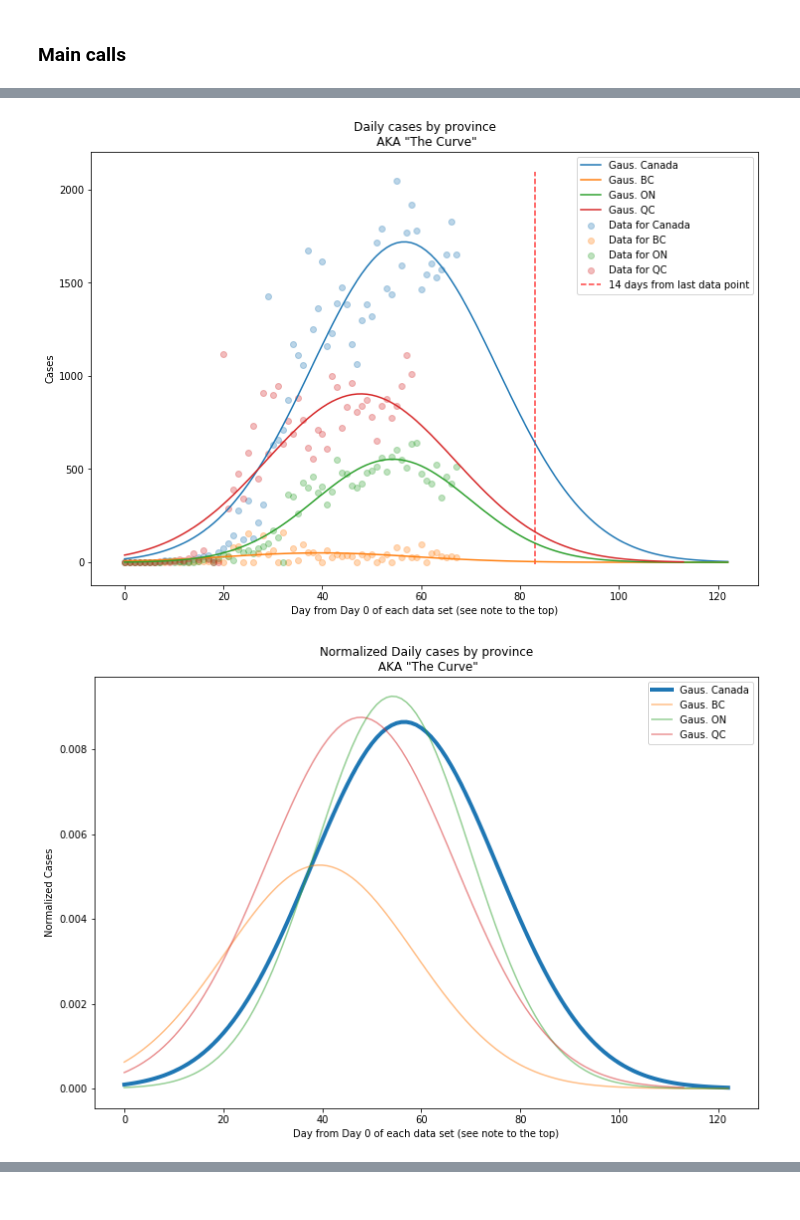
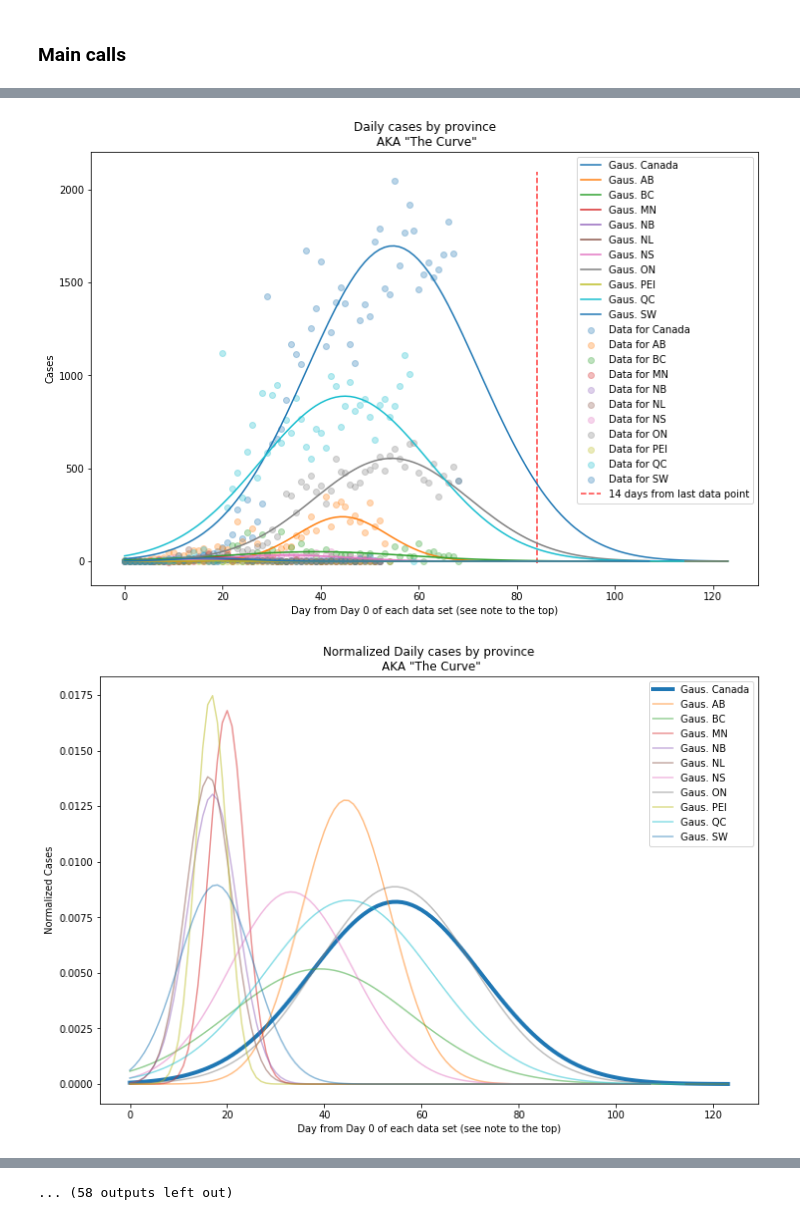
Before and after one commit to WaqarSM/DATAthon-covid19, a Jupyter notebook: CovidInCanadaAnalysis.ipynb, the cells around one changed output, grey strips where cells are left out. Cells and saved outputs as stored; diff of their text form; code cells hidden in the pictures.

```diff
--- a/CovidInCanadaAnalysis.ipynb
+++ b/CovidInCanadaAnalysis.ipynb
@@ -76,17 +76,22 @@ def MakeMePrediction(where,maxfev):
 #     ont=givemedata(data,where)
     ont=CanadaData(data,where)
 
+    y_data = ont[0:].astype(float)
+    x_data = np.arange(len(y_data)).astype(float)
+
     totaltested=CanadaDatatests(data,dataName)
 
 
     deaths=CanadaDataDeaths(data,dataName)
     death_dates=np.arange(0,len(deaths)).astype(float)
 
+    deaths_10prec_proj=np.append(np.zeros(14),y_data*0.1)
+    deaths_20prec_proj=np.append(np.zeros(14),y_data*0.2)
+
     delta_testes=np.diff(totaltested)[:] #total tested
     d_tested_dates=np.arange(0,len(delta_testes))
 
-    y_data = ont[0:].astype(float)
-    x_data = np.arange(len(y_data)).astype(float)
+
 
 
     #Fit model
@@ -190,7 +195,9 @@ def MakeMePrediction(where,maxfev):
     plt.xlabel("Days from Day0(see note at top)")
     plt.ylabel("Cases")
     plt.scatter(x_data, y_data, label='Data')
-    plt.scatter(death_dates,deaths,label='Deaths',color='red')
+    plt.scatter(death_dates, deaths, label='Deaths', color='red',edgecolors='red', alpha=0.4)
+    plt.plot(np.arange(len(deaths_10prec_proj)).astype(float), deaths_10prec_proj, label='10% Deaths projection', color='red', alpha=0.4)
+    plt.plot(np.arange(len(deaths_20prec_proj)).astype(float), deaths_20prec_proj, label='20% Deaths projection', color='black', alpha=0.6)
 
     projected_days_m=30
     x_pred=np.arange(0,len(y_data)+projected_days_m).astype(float)
@@ -240,7 +247,7 @@ def MakeMePrediction(where,maxfev):
     plt.tick_params(labelright=True)
     plt.grid(alpha=0.2)
 #     plt.xlim(-10, 80)
-    # plt.semilogy(basey=1)
+#     plt.semilogy(basey=1)
 #     plt.yscale('log')
     plt.title("Total number of cases for "+dataName+"!\n max cases: ~" + str(round(params[0])))# +"\n infection point date: ~"+str(infectionpoint.date()) )
     plt.show()
@@ -275,7 +282,7 @@ def MakeMePrediction(where,maxfev):
     plt.figure(figsize=(12, 8))
     plt.xlabel("Days from Day0(see note at top)")
     plt.ylabel("Tests")
-    plt.title("Tests by day for "+dataName+"!\n"+"Rate: "+str(round(popt_line[0]))+" additional tests/day(cumulative)\n"
+    plt.title("Tests by day for "+dataName+"!\n"+"Rate: "+str(round(popt_line[0]))+" additional tests/day (cumulative)\n"
              +"Rate: "+str(round(popt_line_L7[0]))+" tests/day (last 7 days)\n"+
              "Precent of positive cases pre test:"+ str(round ((y_data[-1]/totaltested[-1])*100,3)) +"%" )
     plt.scatter( d_tested_dates,delta_testes, label='tests by day')
@@ -388,16 +395,16 @@ note="""
 print(note)
 
 
-AllofCanada=[ "Canada","British Columbia", "Ontario", "Quebec"]
-AllofCanadaAbv=["Canada","BC","ON","QC"]
+# AllofCanada=[ "Canada","British Columbia", "Ontario", "Quebec"]
+# AllofCanadaAbv=["Canada","BC","ON","QC"]
 
 # AllofCanada=["Canada","Alberta","British Columbia", "Ontario", "Quebec"]
 # AllofCanadaAbv=["Canada","AB","BC","ON","QC"]
 
-# AllofCanada=["Canada","Alberta","British Columbia", "Manitoba", "New Brunswick",
-#               "Newfoundland and Labrador", "Nova Scotia", "Ontario", "Prince Edward Island", "Quebec", "Saskatchewan"]
-# AllofCanadaAbv=["Canada","AB","BC", "MN", "NB",
-#               "NL", "NS", "ON", "PEI", "QC", "SW"]
+AllofCanada=["Canada","Alberta","British Columbia", "Manitoba", "New Brunswick",
+              "Newfoundland and Labrador", "Nova Scotia", "Ontario", "Prince Edward Island", "Quebec", "Saskatchewan"]
+AllofCanadaAbv=["Canada","AB","BC", "MN", "NB",
+              "NL", "NS", "ON", "PEI", "QC", "SW"]
 
 AllofCanadaNoAB=["Canada","British Columbia", "Manitoba", "New Brunswick",
               "Newfoundland and Labrador", "Nova Scotia", "Ontario", "Prince Edward Island", "Quebec", "Saskatchewan"]
@@ -413,24 +420,24 @@ Last updated: 2020-05-02 22:40:58
 
     Waqar Muhammad - mwaqar@snolab.ca
 
     NOTE:
     All of the following was data is from Health Canada.
     The CDF fit is a logicitsts curve fit.
     The PDF fit is a simple gaussian fit.
     Day 0 is:
     -> 31-01-2020 for Canada
     -> 08-03-2020 for AB
     -> 31-01-2020 for BC
     -> 11-03-2020 for MN
     -> 11-03-2020 for NB
     -> 11-03-2020 for NL
     -> 11-03-2020 for NS
     -> 31-01-2020 for ON
     -> 11-03-2020 for PEI
     -> 01-03-2020 for QC
     -> 11-03-2020 for SW
-[figure, old version]
+[figure, new version]
-[figure, old version]
+[figure, new version]
 The plot above shows total cases normalized to 1 for each province
 
 
@@ -466,0 +506 @@ ValueError: '\%' is not a valid location
+... (58 outputs left out)
```
Also changed, not shown: parts of 1 cell of this notebook.
